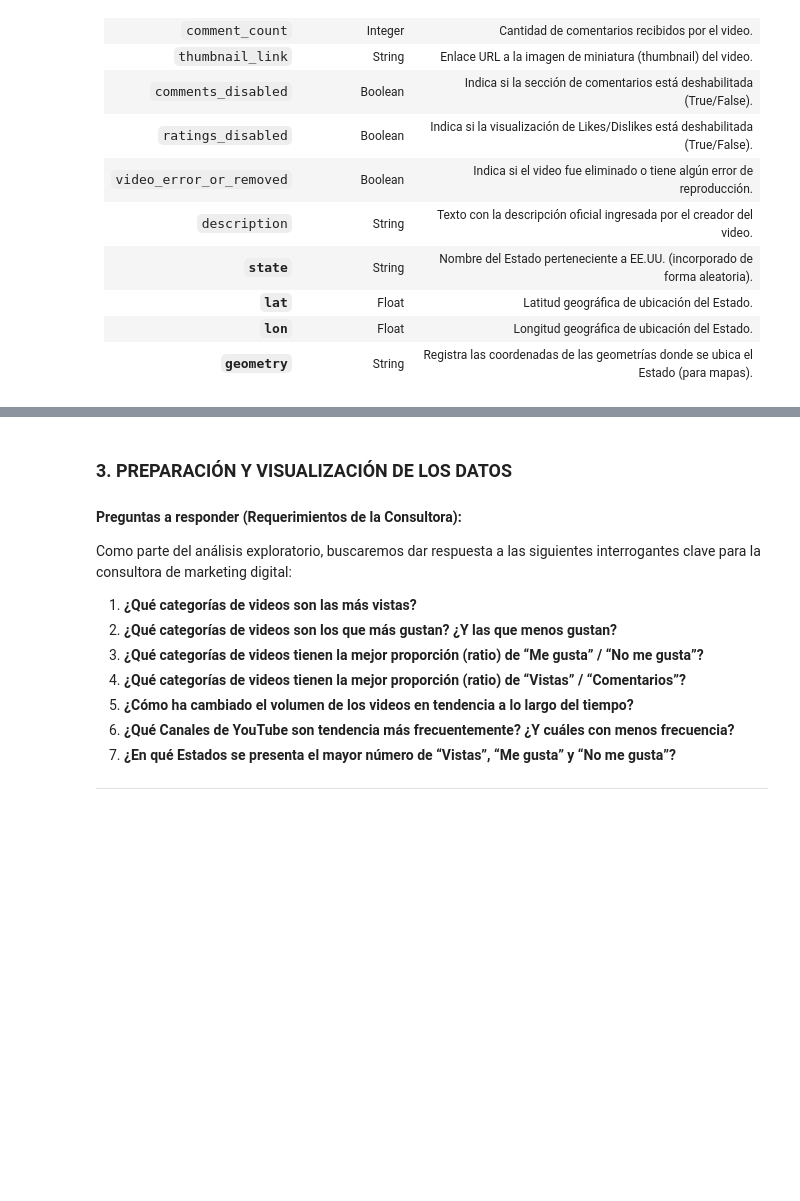
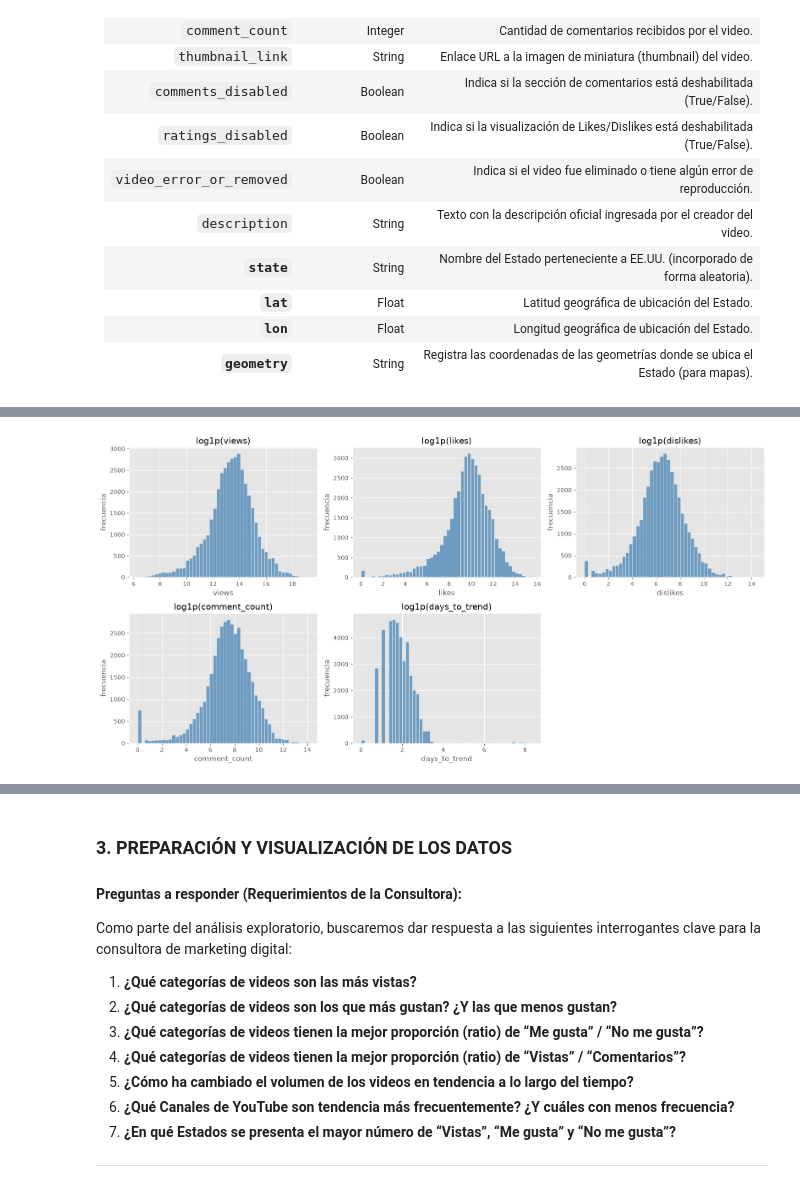
Before and after one commit to ghostrider101218/1ACC0216-TB2-2026-1, a Jupyter notebook: upc_2026_01_seccion_NRC_grupo4_tf.ipynb, the cells around one changed output, grey strips where cells are left out. Saved outputs shown, nothing was run; the diff lists cells and outputs as text; code cells hidden in the pictures; blank space fills up the shorter version.

```diff
--- a/upc_2026_01_seccion_NRC_grupo4_tf.ipynb
+++ b/upc_2026_01_seccion_NRC_grupo4_tf.ipynb
@@ -276,0 +456,19 @@ df.describe()
+# %%
+# days_to_trend (comparacion solo por fecha, como la correccion aplicada) para tenerlo disponible
+_trend = pd.to_datetime(df["trending_date"], format="%y.%d.%m", errors="coerce")
+_pub = pd.to_datetime(df["publish_time"], errors="coerce", utc=True).dt.tz_localize(None)
+df["days_to_trend"] = (_trend.dt.normalize() - _pub.dt.normalize()).dt.days
+
+# Histogramas de variables numericas (escala log1p por el sesgo), en una grilla compacta
+num_vars = ["views", "likes", "dislikes", "comment_count", "days_to_trend"]
+fig, axes = plt.subplots(2, 3, figsize=(16, 8))
+for ax, col in zip(axes.flat, num_vars):
+    serie = df[col].clip(lower=0)
+    sns.histplot(np.log1p(serie), bins=50, ax=ax, color="steelblue")
+    ax.set_title(f"log1p({col})")
+    ax.set_ylabel("frecuencia")
+axes.flat[-1].axis("off")  # celda sobrante
+plt.tight_layout()
+plt.show()
+# %% [output]
+[figure, added]
```
Also changed, not shown: parts of 147 cells of this notebook, 3 other files.
